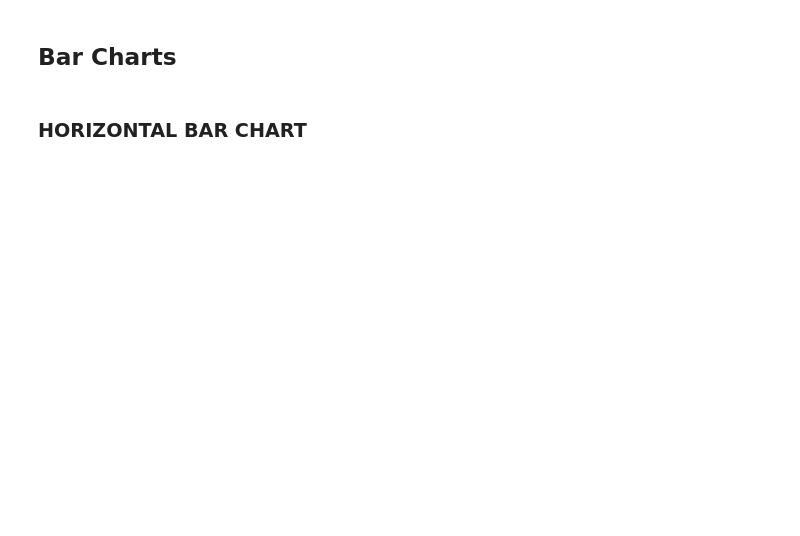
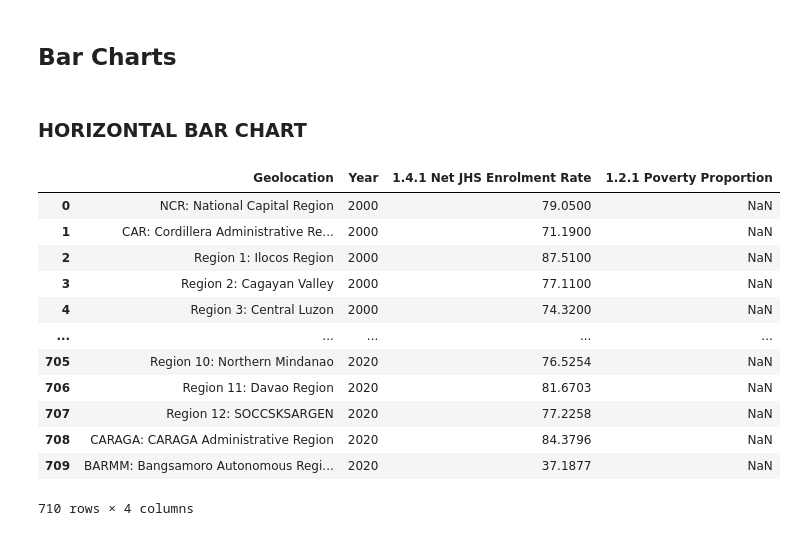
Before and after one commit to francheska-vicente/data101-ph-un-sgd, a Jupyter notebook: main_1.ipynb, the cells around one changed output. Drawn from its saved outputs; the diff is of its cells as text; code cells hidden in the pictures; blank space fills up the shorter version.

```diff
--- a/main_1.ipynb
+++ b/main_1.ipynb
@@ -171,0 +188,34 @@ for indicator in indicators_selected:
+# %%
+indicators_selected = ['1.4.1 Net JHS Enrolment Rate', '1.2.1 Poverty Proportion']
+# %%
+two_region = pd.DataFrame ()
+
+for indicartor in indicators_selected:
+    if len (indicators_selected) > 1:
+        temp_region = sdg_data [['Year', indicators_selected [0], indicators_selected [1]]]
+    else:
+        temp_region = sdg_data [['Year', indicators_selected [0]]]
+
+    temp_region = pd.concat ([sdg_data['Geolocation'], temp_region], axis=1)
+    temp_region = temp_region [temp_region ['Geolocation'] != 'PHILIPPINES']
+    temp_region = temp_region.dropna (thresh = len (indicators_selected) + 1)
+    temp_region ['Year'] = temp_region ['Year'].astype('int')
+
+    two_region = pd.concat([two_region, temp_region])
+
+two_region = two_region.reset_index (drop = True)
+two_region
+# %% [output]
+|  | Geolocation | Year | 1.4.1 Net JHS Enrolment Rate | 1.2.1 Poverty Proportion |
+| 0 | NCR: National Capital Region | 2000 | 79.0500 | NaN |
+| 1 | CAR: Cordillera Administrative Re... | 2000 | 71.1900 | NaN |
+| 2 | Region 1: Ilocos Region | 2000 | 87.5100 | NaN |
+| 3 | Region 2: Cagayan Valley | 2000 | 77.1100 | NaN |
+| 4 | Region 3: Central Luzon | 2000 | 74.3200 | NaN |
+| ... | ... | ... | ... | ... |
+| 705 | Region 10: Northern Mindanao | 2020 | 76.5254 | NaN |
+| 706 | Region 11: Davao Region | 2020 | 81.6703 | NaN |
+| 707 | Region 12: SOCCSKSARGEN | 2020 | 77.2258 | NaN |
+| 708 | CARAGA: CARAGA Administrative Region | 2020 | 84.3796 | NaN |
+| 709 | BARMM: Bangsamoro Autonomous Regi... | 2020 | 37.1877 | NaN |
+710 rows × 4 columns
```
Also changed, not shown: parts of 15 cells of this notebook.
